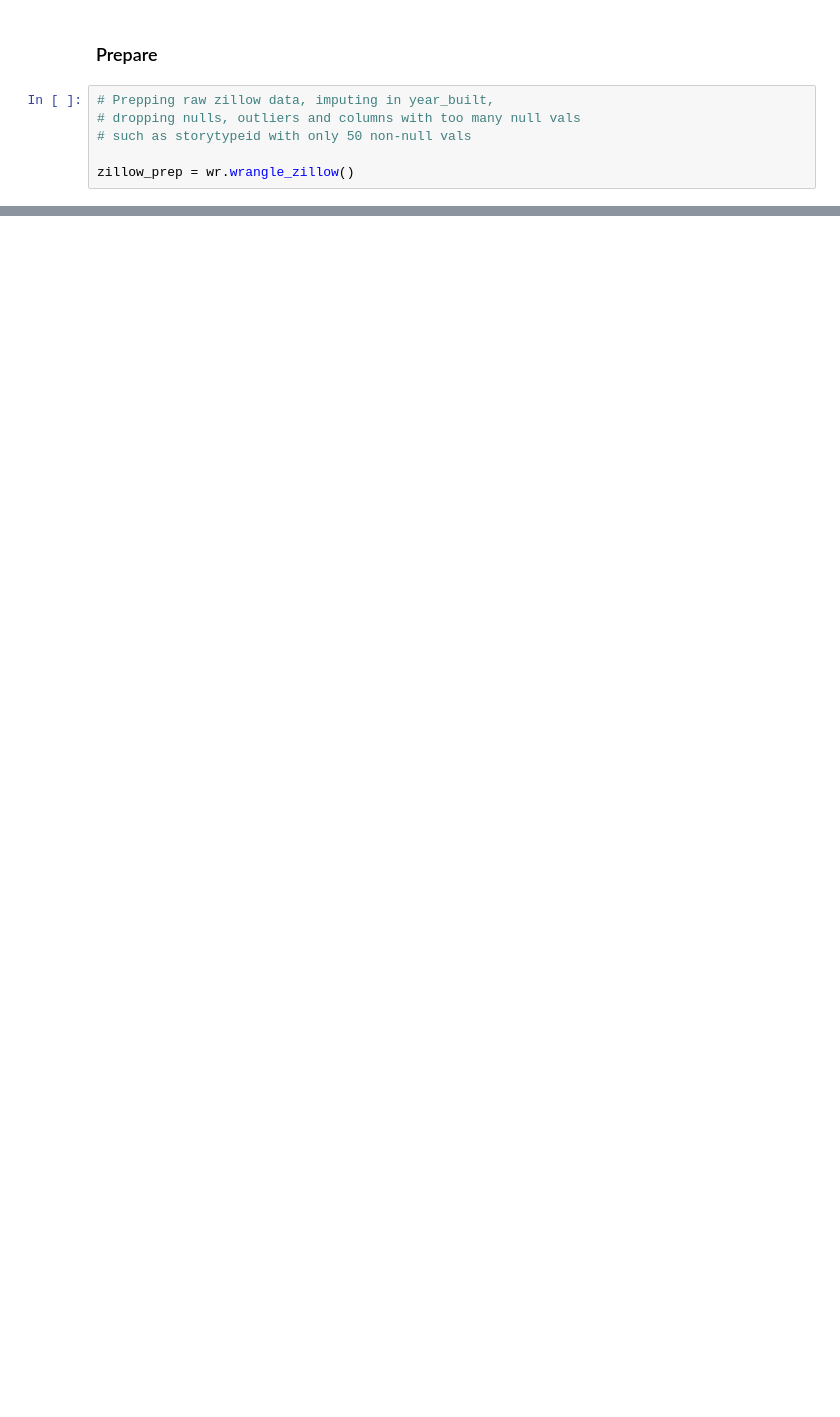
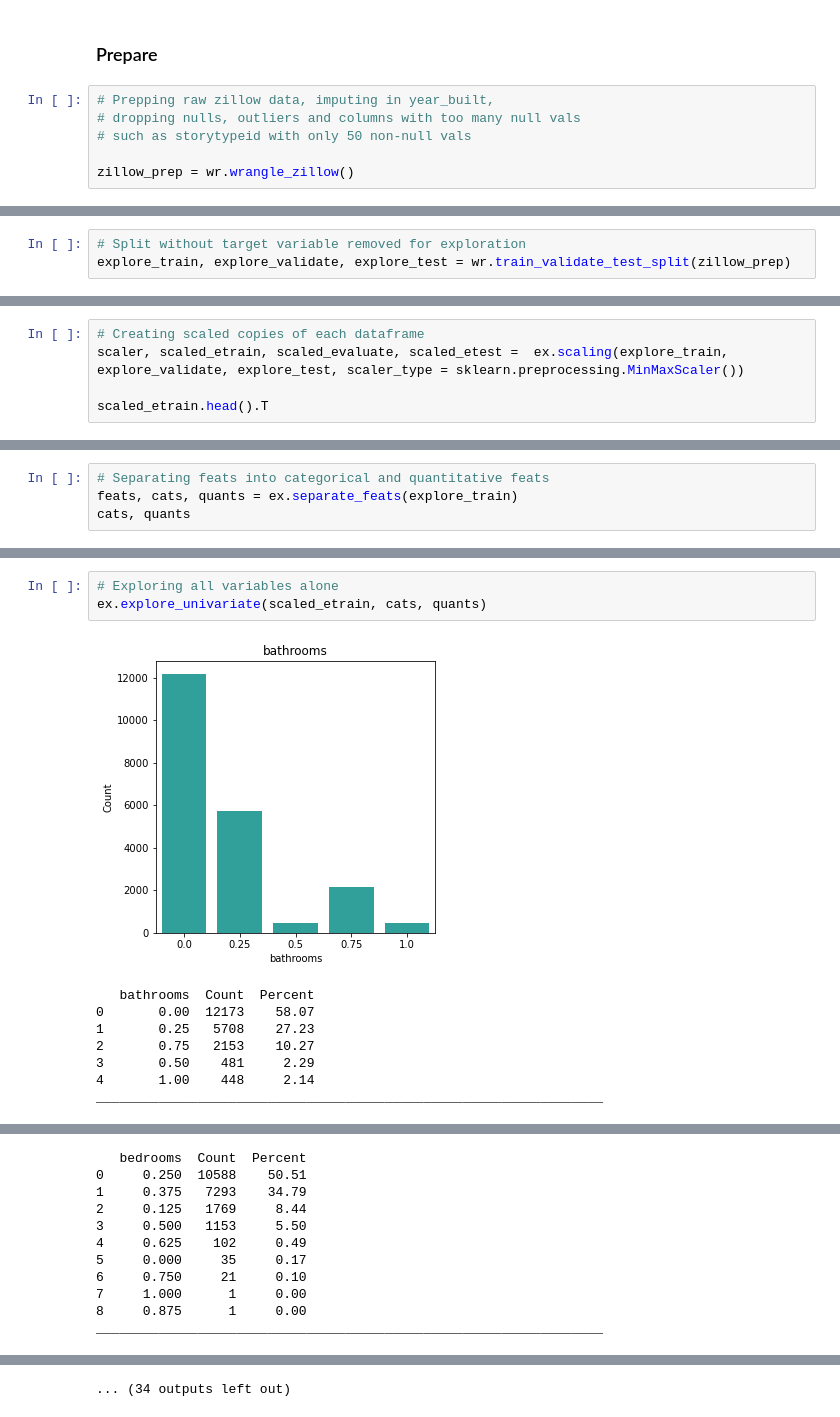
Before and after one commit to Marley-C-Robinson-99/Zillow-clustering, a Jupyter notebook: Scratch-notebook.ipynb, the cells around one changed output, grey strips where cells are left out. Drawn from its saved outputs; the diff is of its cells as text; blank space fills up the shorter version.

```diff
--- a/Scratch-notebook.ipynb
+++ b/Scratch-notebook.ipynb
@@ -160,0 +186,3 @@ month_sold      8.000000e+00
+# %%
+# Split without target variable removed for exploration
+explore_train, explore_validate, explore_test = wr.train_validate_test_split(zillow_prep)
@@ -160,0 +216,5 @@ month_sold      8.000000e+00
+# %%
+# Creating scaled copies of each dataframe
+scaler, scaled_etrain, scaled_evaluate, scaled_etest =  ex.scaling(explore_train, explore_validate, explore_test, scaler_type = sklearn.preprocessing.MinMaxScaler())
+
+scaled_etrain.head().T
@@ -160,0 +239,4 @@ month_sold      8.000000e+00
+# %%
+# Separating feats into categorical and quantitative feats
+feats, cats, quants = ex.separate_feats(explore_train)
+cats, quants
@@ -160,0 +362,12 @@ month_sold      8.000000e+00
+# %%
+# Exploring all variables alone
+ex.explore_univariate(scaled_etrain, cats, quants)
+# %% [output]
+[figure, added]
+   bathrooms  Count  Percent
+0       0.00  12173    58.07
+1       0.25   5708    27.23
+2       0.75   2153    10.27
+3       0.50    481     2.29
+4       1.00    448     2.14
+_________________________________________________________________
@@ -160,0 +375,11 @@ month_sold      8.000000e+00
+   bedrooms  Count  Percent
+0     0.250  10588    50.51
+1     0.375   7293    34.79
+2     0.125   1769     8.44
+3     0.500   1153     5.50
+4     0.625    102     0.49
+5     0.000     35     0.17
+6     0.750     21     0.10
+7     1.000      1     0.00
+8     0.875      1     0.00
+_________________________________________________________________
@@ -160,0 +430 @@ month_sold      8.000000e+00
+... (34 outputs left out)
```
Also changed, not shown: parts of 84 cells of this notebook, 5 other files.
